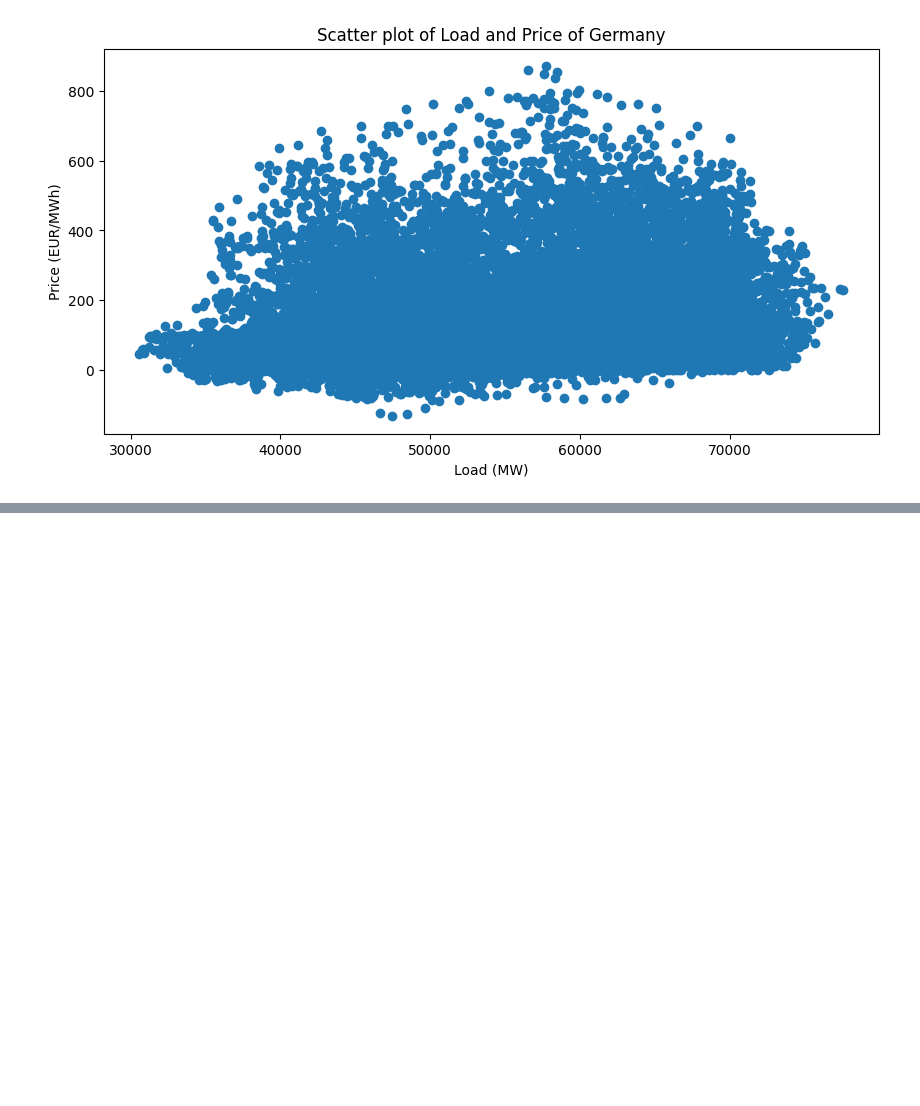
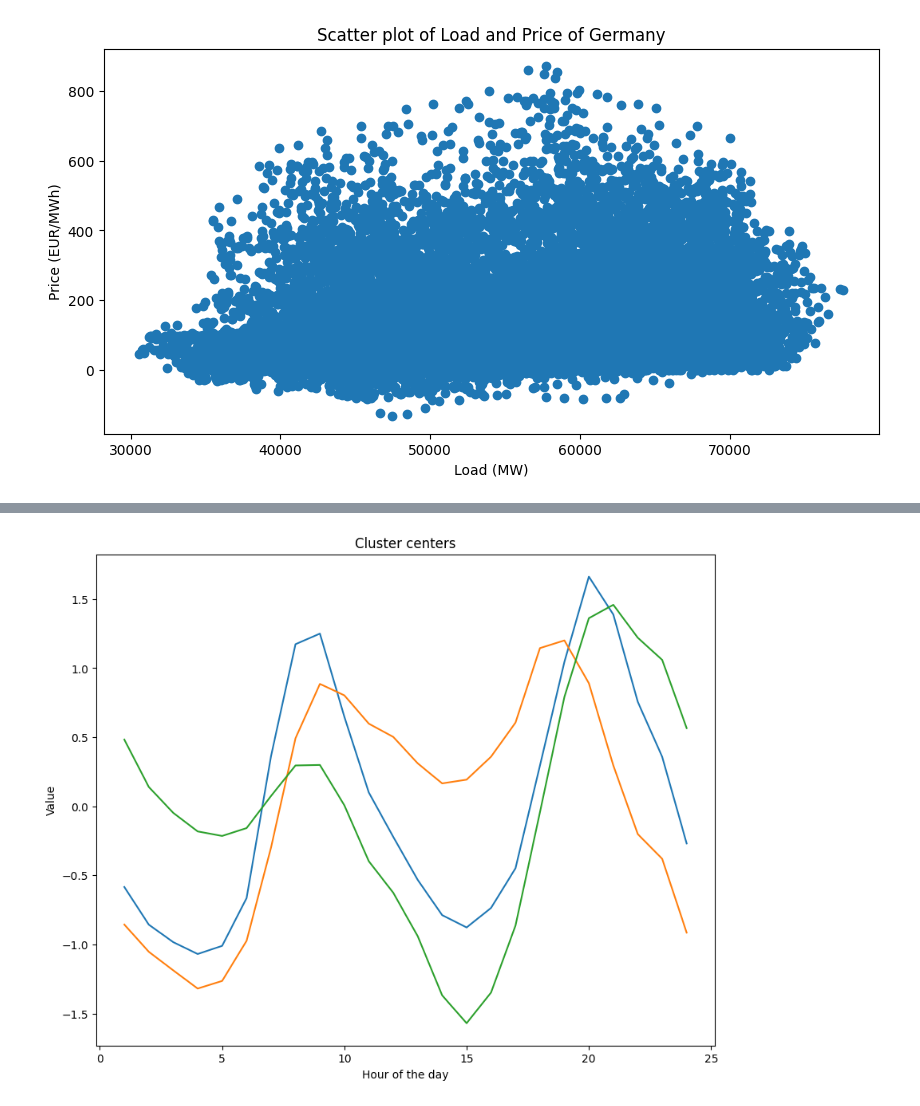
Before and after one commit to Linkschris/AdvancedBA, a Jupyter notebook: final_project/submission_notebook.ipynb, the cells around one changed output, grey strips where cells are left out. Saved outputs shown, nothing was run; the diff lists cells and outputs as text; code cells hidden in the pictures; blank space fills up the shorter version.

```diff
--- a/final_project/submission_notebook.ipynb
+++ b/final_project/submission_notebook.ipynb
@@ -105,0 +197,10 @@ plt.show()
+# %%
+#plot kmeans.cluster_centers_
+plt.figure(figsize=(10, 8))
+plt.plot(hours, kmeans.cluster_centers_.T)
+plt.xlabel('Hour of the day')
+plt.ylabel('Value')
+plt.title('Cluster centers')
+plt.show()
+# %% [output]
+[figure, added]
```
Also changed, not shown: parts of 15 cells of this notebook, 2 other files.
